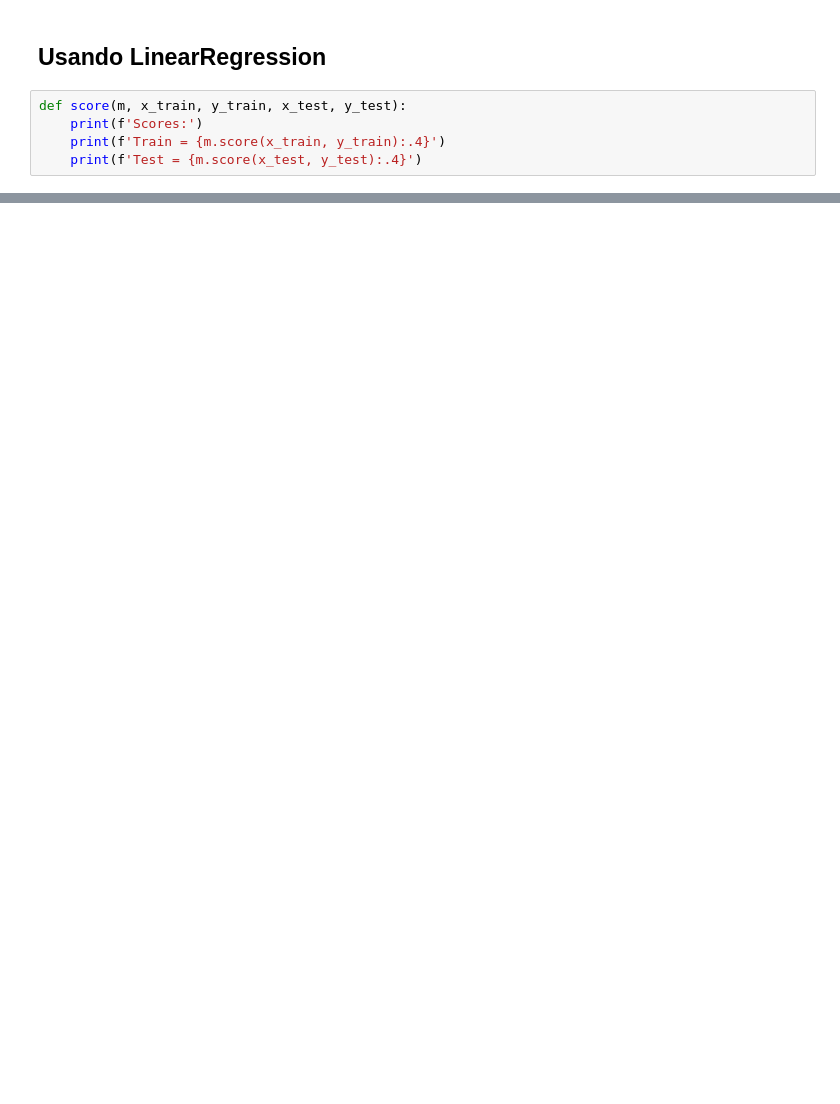
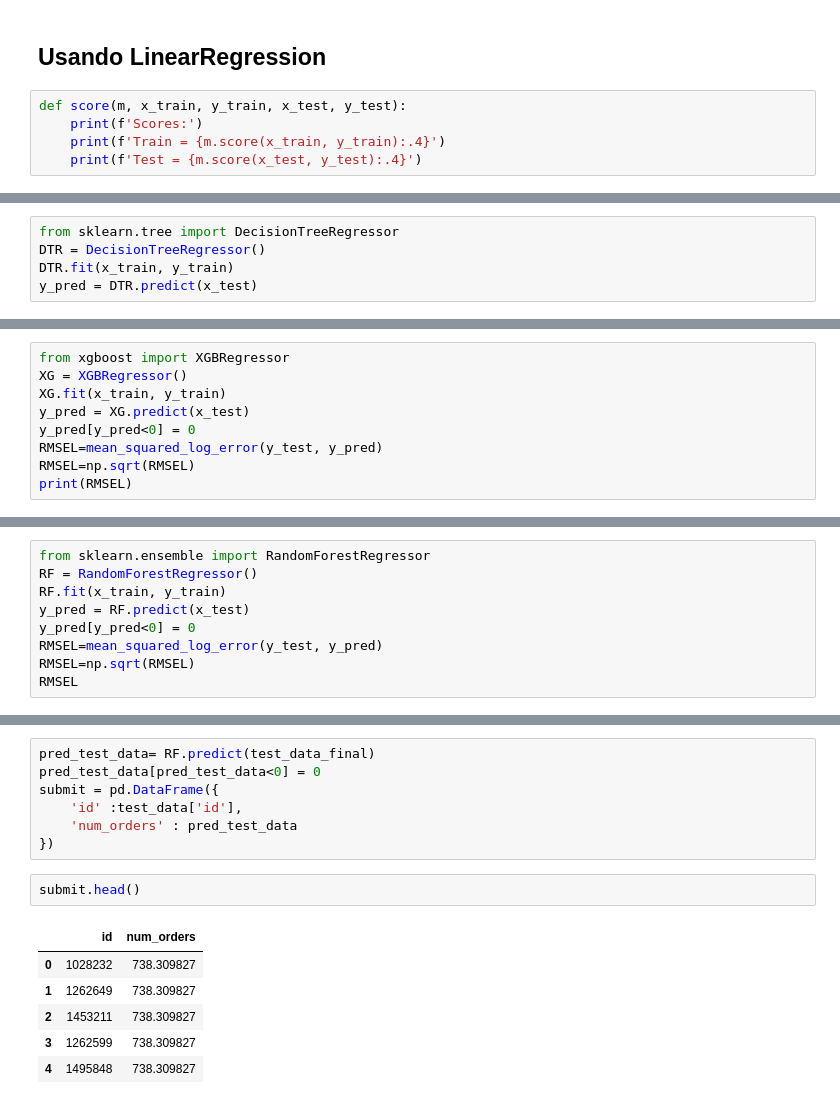
Before and after one commit to fduartej/forecasting-food, a Jupyter notebook: Forecasting_food.ipynb, the cells around one changed output, grey strips where cells are left out. Cells and saved outputs as stored; diff of their text form; blank space fills up the shorter version.

```diff
--- a/Forecasting_food.ipynb
+++ b/Forecasting_food.ipynb
@@ -162,0 +223,5 @@ imp.style.bar()
+# %%
+from sklearn.tree import DecisionTreeRegressor
+DTR = DecisionTreeRegressor()
+DTR.fit(x_train, y_train)
+y_pred = DTR.predict(x_test)
@@ -162,0 +236,9 @@ imp.style.bar()
+# %%
+from xgboost import XGBRegressor
+XG = XGBRegressor()
+XG.fit(x_train, y_train)
+y_pred = XG.predict(x_test)
+y_pred[y_pred<0] = 0
+RMSEL=mean_squared_log_error(y_test, y_pred)
+RMSEL=np.sqrt(RMSEL)
+print(RMSEL)
@@ -162,0 +248,9 @@ imp.style.bar()
+# %%
+from sklearn.ensemble import RandomForestRegressor
+RF = RandomForestRegressor()
+RF.fit(x_train, y_train)
+y_pred = RF.predict(x_test)
+y_pred[y_pred<0] = 0
+RMSEL=mean_squared_log_error(y_test, y_pred)
+RMSEL=np.sqrt(RMSEL)
+RMSEL
@@ -162,0 +322,16 @@ imp.style.bar()
+# %%
+pred_test_data= RF.predict(test_data_final)
+pred_test_data[pred_test_data<0] = 0
+submit = pd.DataFrame({
+    'id' :test_data['id'],
+    'num_orders' : pred_test_data
+})
+# %%
+submit.head()
+# %% [output]
+|  | id | num_orders |
+| 0 | 1028232 | 738.309827 |
+| 1 | 1262649 | 738.309827 |
+| 2 | 1453211 | 738.309827 |
+| 3 | 1262599 | 738.309827 |
+| 4 | 1495848 | 738.309827 |
```
Also changed, not shown: parts of 28 cells of this notebook.
